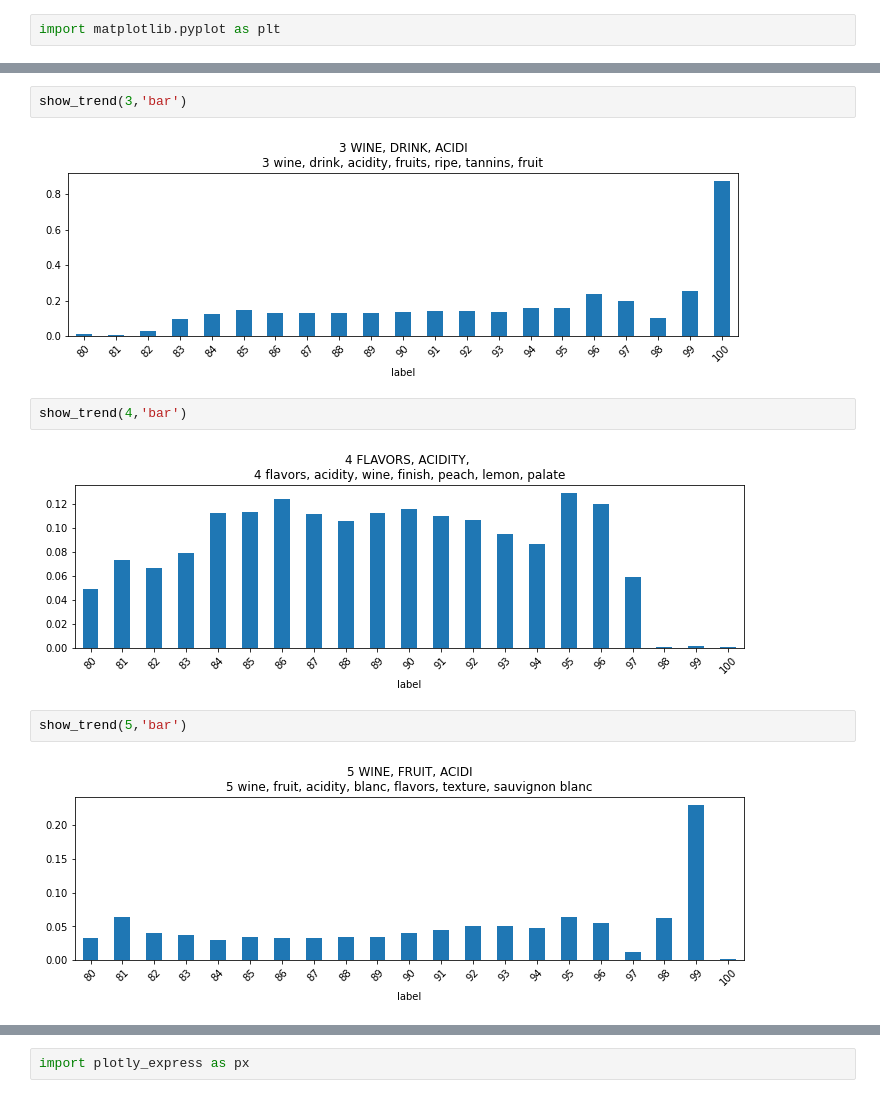
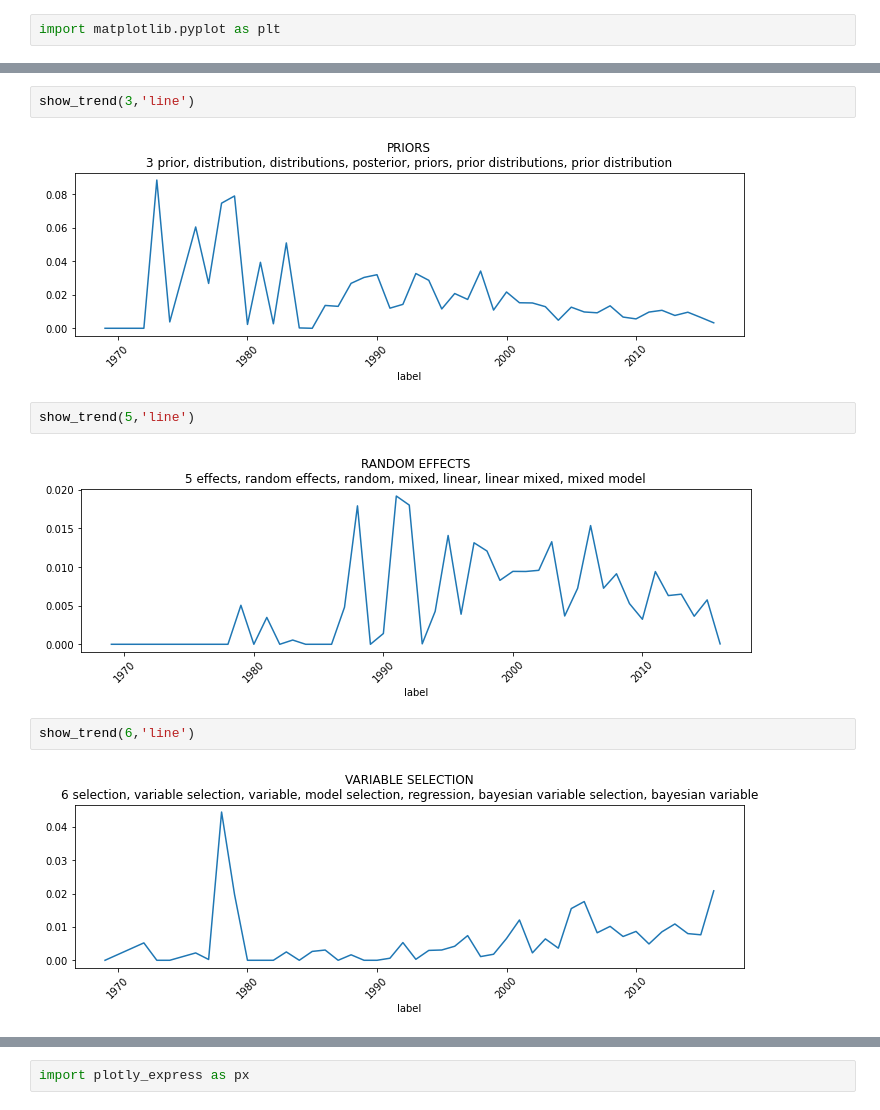
Before and after one commit to ontoligent/TAPI_Topic_Models, a Jupyter notebook: 03-TopicTrendsDemo.ipynb, the cells around one changed output, grey strips where cells are left out. Cells and saved outputs as stored; diff of their text form.

```diff
--- a/03-TopicTrendsTemplate.ipynb
+++ b/03-TopicTrendsDemo.ipynb
@@ -117,12 +103,12 @@ show_trend(2,'bar')
 # %%
-show_trend(3,'bar')
+show_trend(3,'line')
 # %% [output]
-[figure, old version]
+[figure, new version]
-# %%
-show_trend(4,'bar')
-# %% [output]
-[figure, removed]
 # %%
-show_trend(5,'bar')
+show_trend(5,'line')
 # %% [output]
-[figure, old version]
+[figure, new version]
+# %%
+show_trend(6,'line')
+# %% [output]
+[figure, added]
```
Also changed, not shown: parts of 35 cells of this notebook.
